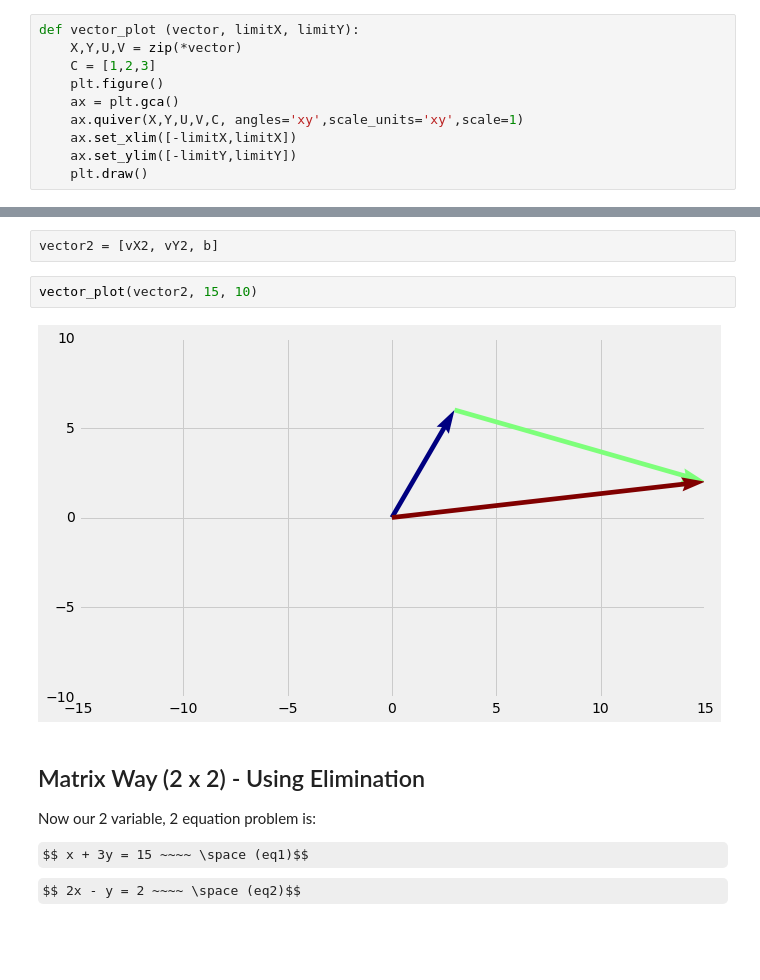
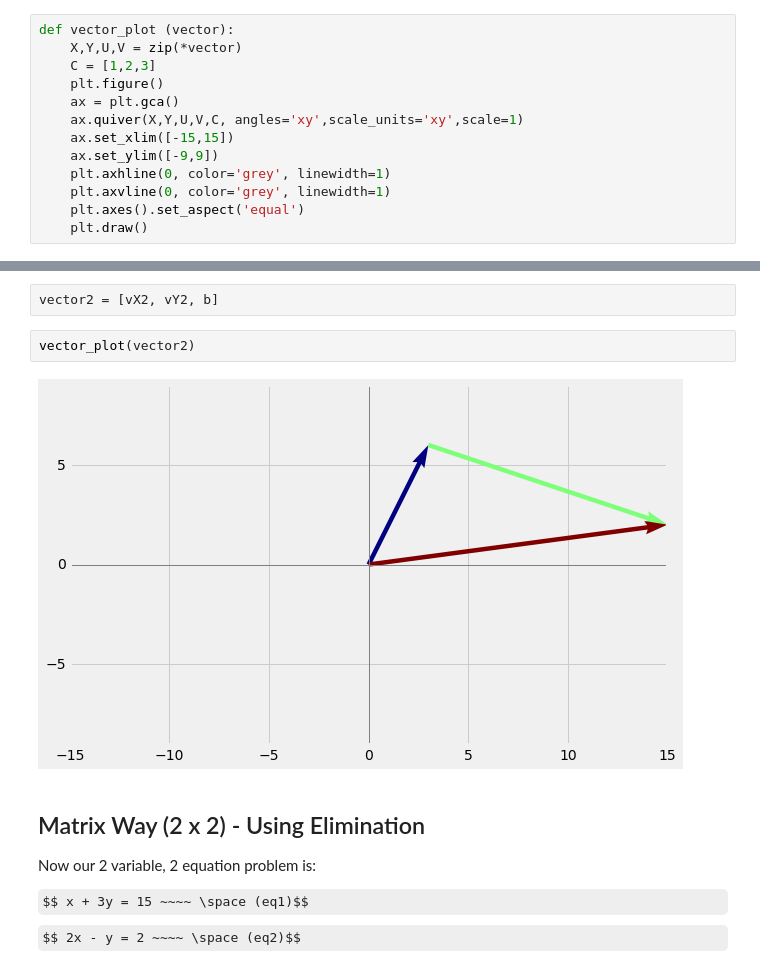
Before and after one commit to amitkaps/hackermath, a Jupyter notebook: Module_2_linear_algebra_inverse.ipynb, the cells around one changed output, grey strips where cells are left out. Drawn from its saved outputs; the diff is of its cells as text; some formulas as TeX source; blank space fills up the shorter version.

```diff
--- a/Module_2_linear_algebra.ipynb
+++ b/Module_2_linear_algebra_inverse.ipynb
@@ -84,13 +88,16 @@ b = np.array([0,0,15,2])
 # %%
 vector1 = [vX1, vY1, b]
 # %%
-def vector_plot (vector, limitX, limitY):
+def vector_plot (vector):
     X,Y,U,V = zip(*vector)
     C = [1,2,3]
     plt.figure()
     ax = plt.gca()
     ax.quiver(X,Y,U,V,C, angles='xy',scale_units='xy',scale=1)
-    ax.set_xlim([-limitX,limitX])
-    ax.set_ylim([-limitY,limitY])
+    ax.set_xlim([-15,15])
+    ax.set_ylim([-9,9])
+    plt.axhline(0, color='grey', linewidth=1)
+    plt.axvline(0, color='grey', linewidth=1)
+    plt.axes().set_aspect('equal')
     plt.draw()
 # %%
@@ -107,9 +114,9 @@ b = np.array([0,0,15,2])
 # %%
 vector2 = [vX2, vY2, b]
 # %%
-vector_plot(vector2, 15, 10)
+vector_plot(vector2)
 # %% [output]
-[figure, old version]
+[figure, new version]
 # %% [markdown]
 ## Matrix Way (2 x 2) - Using Elimination
 
```
Also changed, not shown: parts of 5 cells of this notebook, 1 other file.
